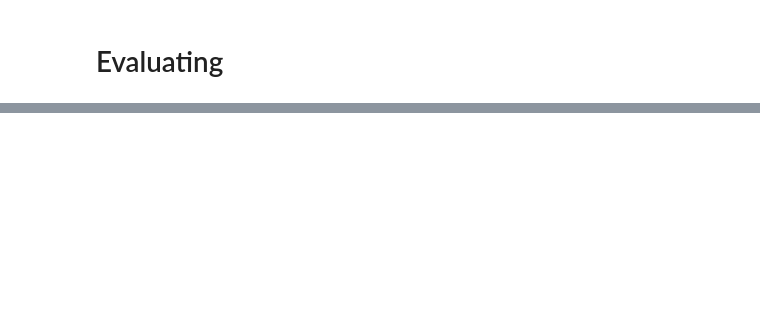
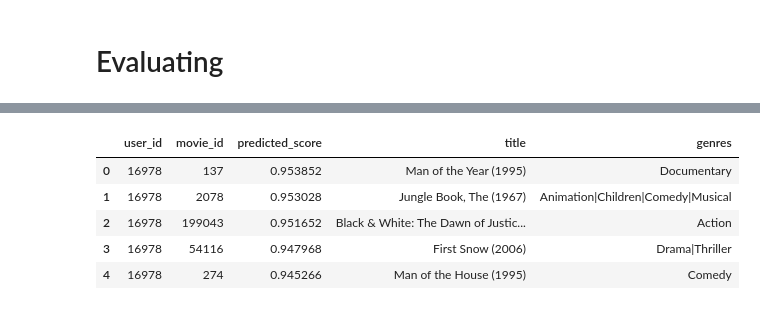
Before and after one commit to Azamat0315277/Link-prediction, a Jupyter notebook: Link-prediction-GAT.ipynb, the cells around one changed output, grey strips where cells are left out. Cells and saved outputs as stored; diff of their text form; code cells hidden in the pictures; blank space fills up the shorter version.

```diff
--- a/Link-prediction-GAT.ipynb
+++ b/Link-prediction-GAT.ipynb
@@ -417,0 +490,9 @@ Validation AUC: 0.6986
+# %%
+recommendations_df.head()
+# %% [output]
+|  | user_id | movie_id | predicted_score | title | genres |
+| 0 | 16978 | 137 | 0.953852 | Man of the Year (1995) | Documentary |
+| 1 | 16978 | 2078 | 0.953028 | Jungle Book, The (1967) | Animation|Children|Comedy|Musical |
+| 2 | 16978 | 199043 | 0.951652 | Black & White: The Dawn of Justic... | Action |
+| 3 | 16978 | 54116 | 0.947968 | First Snow (2006) | Drama|Thriller |
+| 4 | 16978 | 274 | 0.945266 | Man of the House (1995) | Comedy |
```
Also changed, not shown: parts of 7 cells of this notebook.
